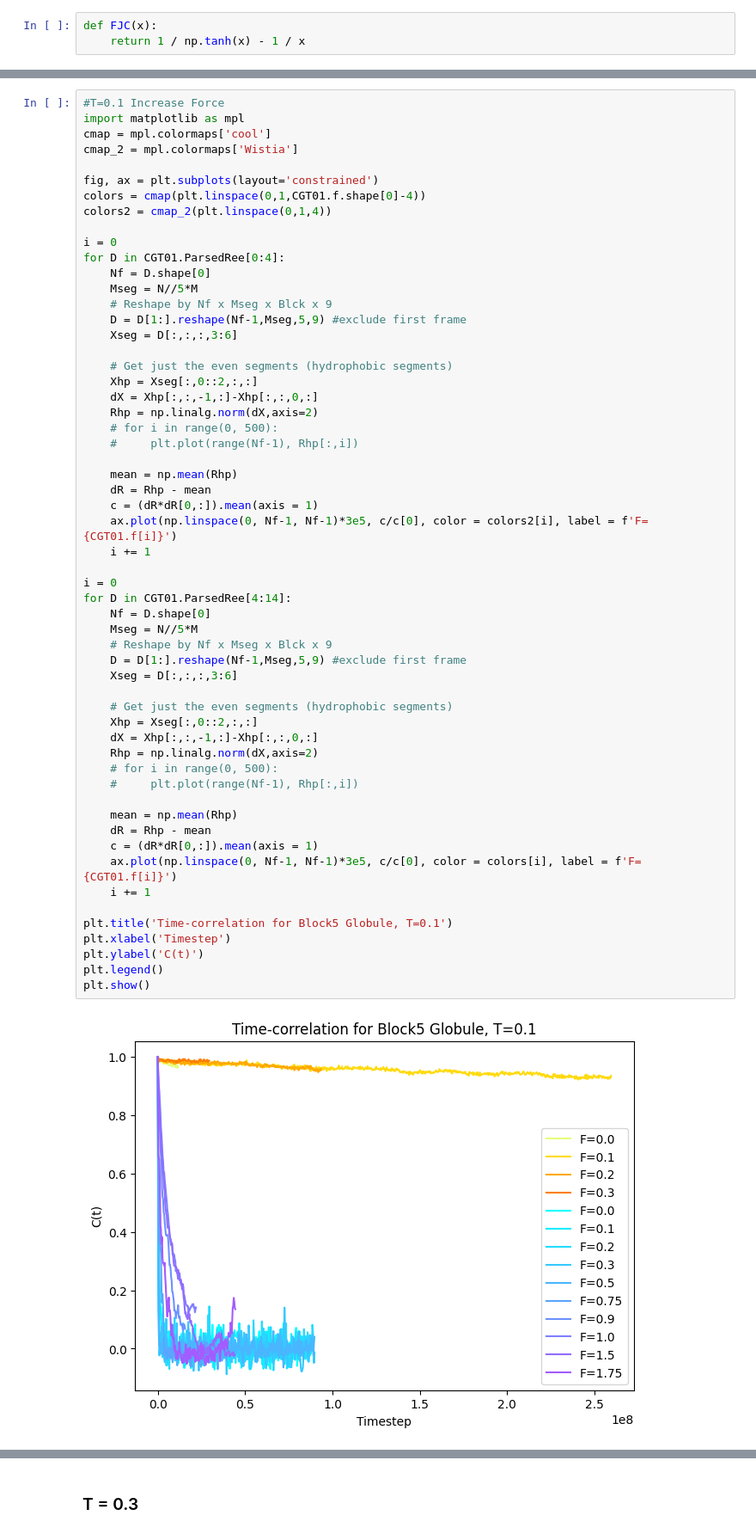
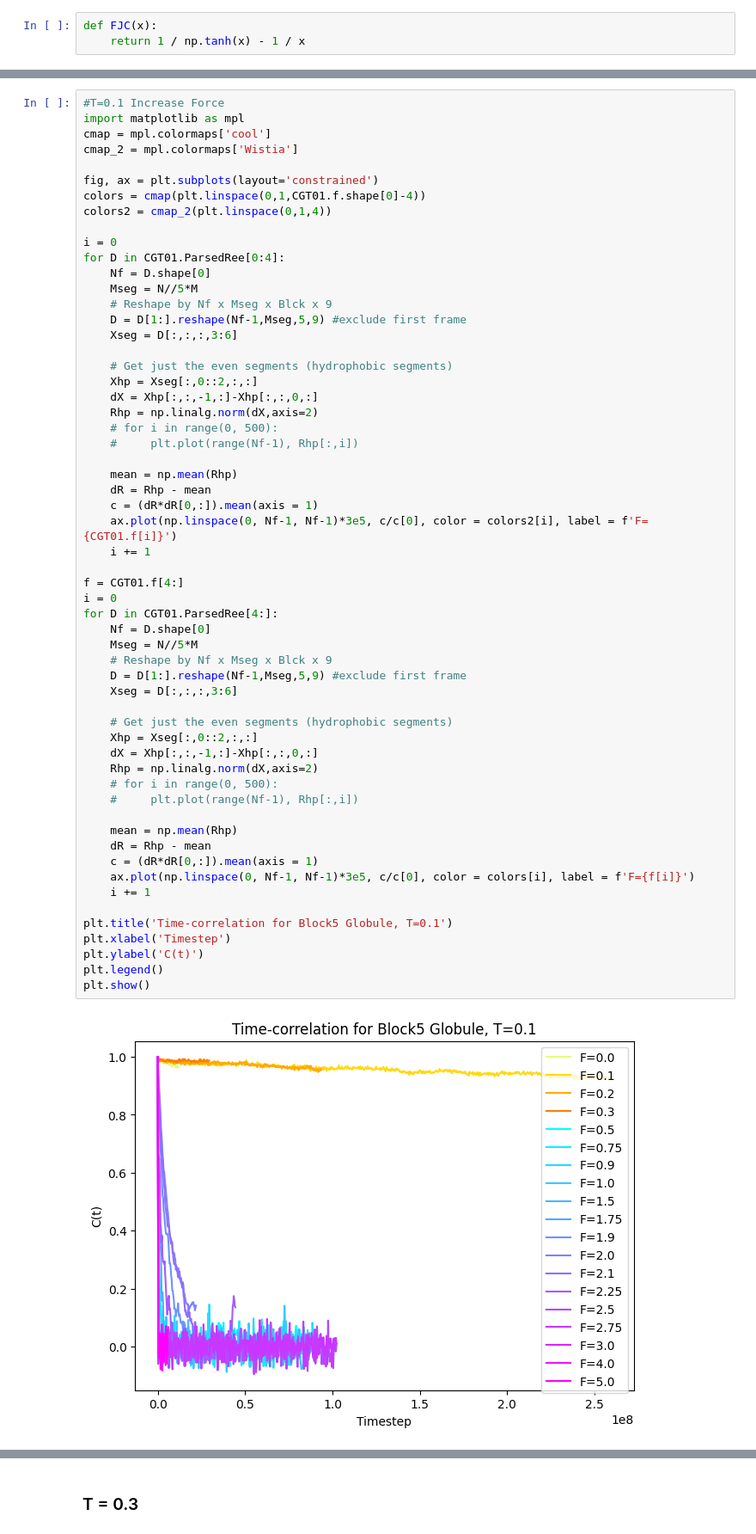
Before and after one commit to VagrantHyp/Code, a Jupyter notebook: Block5.ipynb, the cells around one changed output, grey strips where cells are left out. Shown at 86% size. Cells and saved outputs as stored; diff of their text form.

```diff
--- a/Block5.ipynb
+++ b/Block5.ipynb
@@ -354,33 +354,34 @@ for D in CGT01.ParsedRee[0:4]:
     dR = Rhp - mean
     c = (dR*dR[0,:]).mean(axis = 1)
     ax.plot(np.linspace(0, Nf-1, Nf-1)*3e5, c/c[0], color = colors2[i], label = f'F={CGT01.f[i]}')
     i += 1
 
+f = CGT01.f[4:]
 i = 0
-for D in CGT01.ParsedRee[4:14]:
+for D in CGT01.ParsedRee[4:]:
     Nf = D.shape[0]
     Mseg = N//5*M
     # Reshape by Nf x Mseg x Blck x 9
     D = D[1:].reshape(Nf-1,Mseg,5,9) #exclude first frame
     Xseg = D[:,:,:,3:6]
 
     # Get just the even segments (hydrophobic segments)
     Xhp = Xseg[:,0::2,:,:]
     dX = Xhp[:,:,-1,:]-Xhp[:,:,0,:]
     Rhp = np.linalg.norm(dX,axis=2)
     # for i in range(0, 500):
     #     plt.plot(range(Nf-1), Rhp[:,i])
 
     mean = np.mean(Rhp)
     dR = Rhp - mean
     c = (dR*dR[0,:]).mean(axis = 1)
-    ax.plot(np.linspace(0, Nf-1, Nf-1)*3e5, c/c[0], color = colors[i], label = f'F={CGT01.f[i]}')
+    ax.plot(np.linspace(0, Nf-1, Nf-1)*3e5, c/c[0], color = colors[i], label = f'F={f[i]}')
     i += 1
 
 plt.title('Time-correlation for Block5 Globule, T=0.1')
 plt.xlabel('Timestep')
 plt.ylabel('C(t)')
 plt.legend()
 plt.show()
 # %% [output]
-[figure, old version]
+[figure, new version]
```
Also changed, not shown: parts of 1 cell of this notebook, 4 other files.
